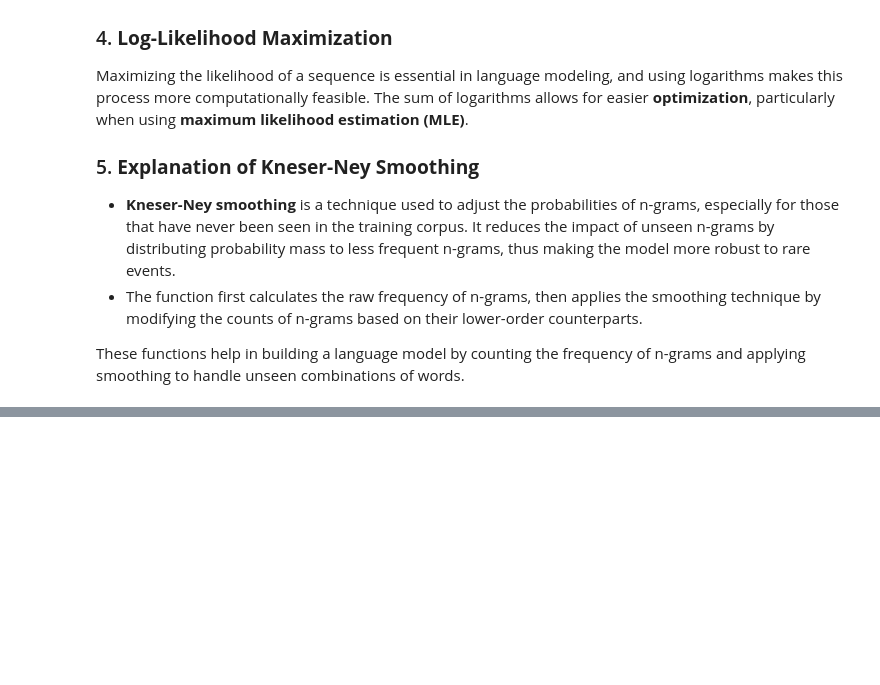
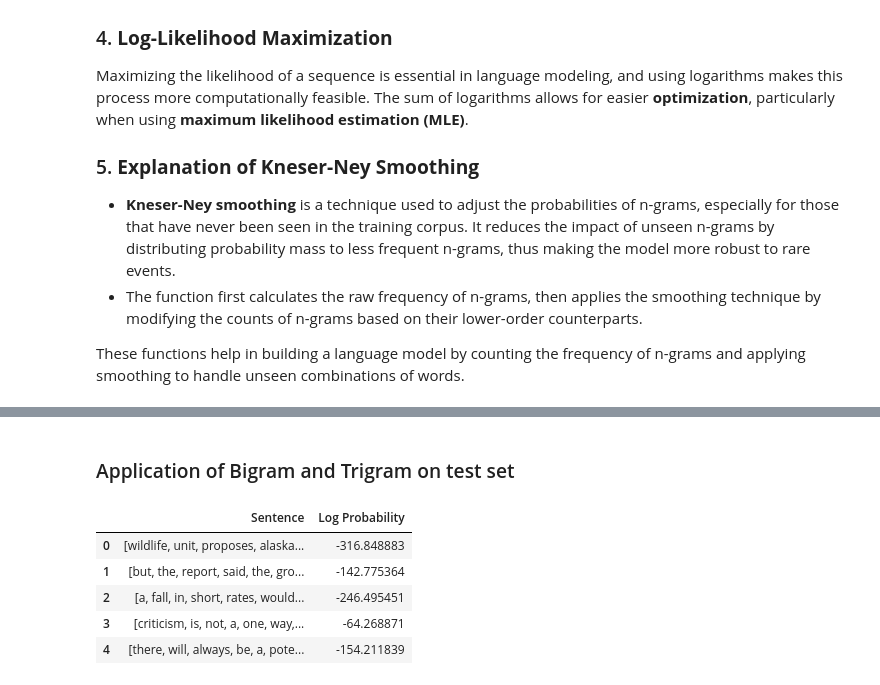
Before and after one commit to steliosg23/TextAnalytics-DS-2025, a Jupyter notebook: TA_Assignment_1_N_grams_.ipynb, the cells around one changed output, grey strips where cells are left out. Drawn from its saved outputs; the diff is of its cells as text; code cells hidden in the pictures; blank space fills up the shorter version.

```diff
--- a/TA_Assignment_1_N_grams_.ipynb
+++ b/TA_Assignment_1_N_grams_.ipynb
@@ -667,0 +637,63 @@ These functions help in building a language model by counting the frequency of n
+# %% [markdown]
+### Application of Bigram and Trigram on test set
+# %%
+import pandas as pd
+import math
+
+# Function to safely calculate log probabilities
+def calculate_log_probability(probability):
+    """Return log2 of probability or -inf if probability is 0 to avoid errors."""
+    return math.log2(probability) if probability > 0 else float('-inf')
+
+def calculate_sentence_log_probability(sentence, alpha, model, ngram_counts, context_counts, vocab_size):
+    """Calculate the sum of log probabilities for a sentence based on bigram or trigram model."""
+    sentence = ['<s>'] + sentence + ['<e>']  # Add start and end tokens
+    log_prob_sum = 0
+
+    for idx in range(1, len(sentence)):
+        if model == 'bigram':
+            # For bigram, pass two consecutive words (w1, w2)
+            log_prob_sum += calculate_log_probability(
+                calc_bigram_prob(
+                    sentence[idx-1], sentence[idx], alpha,
+                    bigram_counts, context_counts, vocab_size
+                )
+            )
+        elif model == 'trigram' and idx < len(sentence) - 1:
+            # For trigram, pass three consecutive words (w1, w2, w3)
+            log_prob_sum += calculate_log_probability(
+                calc_trigram_prob(
+                    sentence[idx-1], sentence[idx], sentence[idx+1], alpha,
+                    ngram_counts, context_counts, vocab_size
+                )
+            )
+
+    return log_prob_sum
+
+# Calculate log probabilities for all sentences in test corpus using bigram model
+log_probabilities = []
+alpha = 0.008  # Smoothing parameter
+model = 'bigram'  # Set model type (can be 'bigram' or 'trigram')
+for sentence in test_corpus:
+    sentence_log_prob = calculate_sentence_log_probability(
+        sentence, alpha, model, bigram_counts if model == 'bigram' else trigram_counts,
+        unigram_counts, vocabulary_length
+    )
+    log_probabilities.append(sentence_log_prob)
+
+# Create DataFrame for storing results
+bigram_prob_df = pd.DataFrame({
+    "Sentence": final_test_corpus,
+    "Log Probability": log_probabilities
+})
+pd.set_option('display.max_colwidth',1)
+
+# Display the first few rows of the DataFrame
+bigram_prob_df.head()
+# %% [output]
+|  | Sentence | Log Probability |
+| 0 | [wildlife, unit, proposes, alaska... | -316.848883 |
+| 1 | [but, the, report, said, the, gro... | -142.775364 |
+| 2 | [a, fall, in, short, rates, would... | -246.495451 |
+| 3 | [criticism, is, not, a, one, way,... | -64.268871 |
+| 4 | [there, will, always, be, a, pote... | -154.211839 |
```
Also changed, not shown: parts of 23 cells of this notebook.
